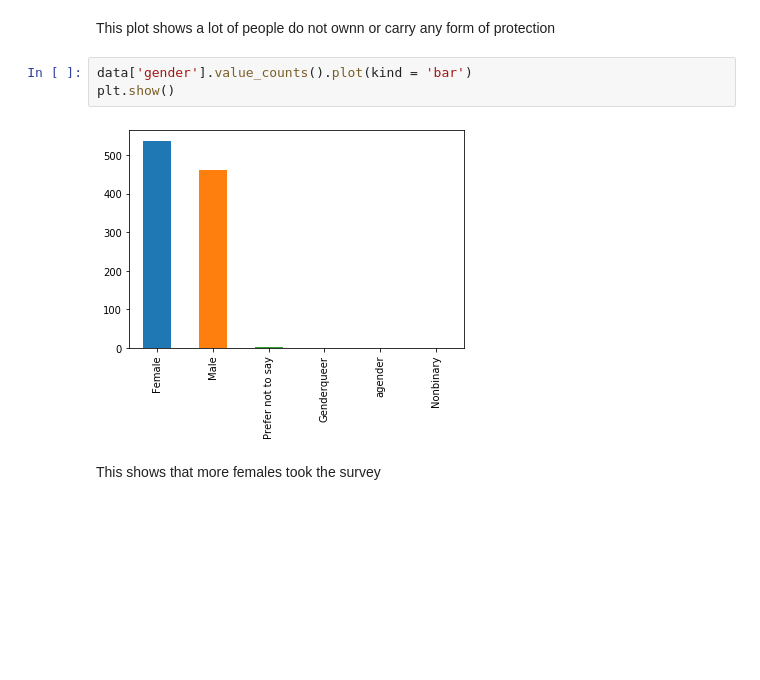
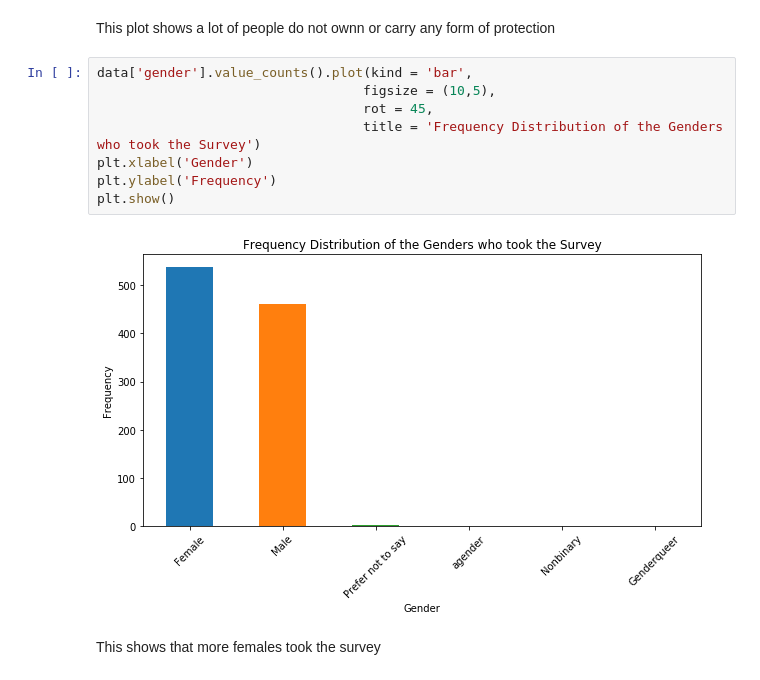
Before and after one commit to Uchencho/Analysis_On_Sexual_Assault_Victims, a Jupyter notebook: Uche_Sexual_Assault_Analysis.ipynb, the cells around one changed output. Cells and saved outputs as stored; diff of their text form; blank space fills up the shorter version.

```diff
--- a/Uche_Sexual_Assault_Analysis.ipynb
+++ b/Uche_Sexual_Assault_Analysis.ipynb
@@ -380,10 +392,15 @@ plt.show()
 # %% [markdown]
 This plot shows a lot of people do not ownn or carry any form of protection
-# %%
-data['gender'].value_counts().plot(kind = 'bar')
-plt.show()
-# %% [output]
-[figure, removed]
+# %%
+data['gender'].value_counts().plot(kind = 'bar',
+                                  figsize = (10,5),
+                                  rot = 45,
+                                  title = 'Frequency Distribution of the Genders who took the Survey')
+plt.xlabel('Gender')
+plt.ylabel('Frequency')
+plt.show()
+# %% [output]
+[figure, added]
 # %% [markdown]
 This shows that more females took the survey
 # %%
```
Also changed, not shown: parts of 11 cells of this notebook.
